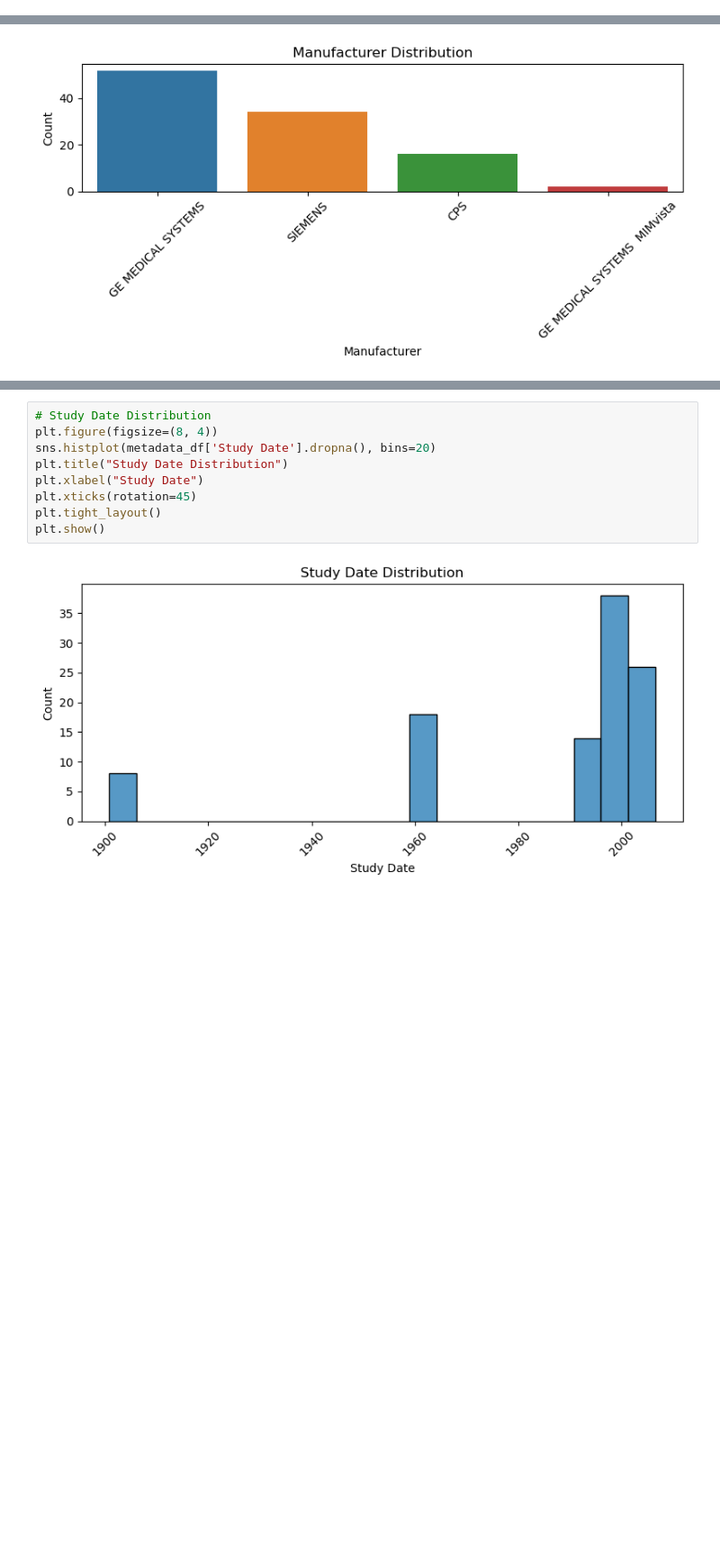
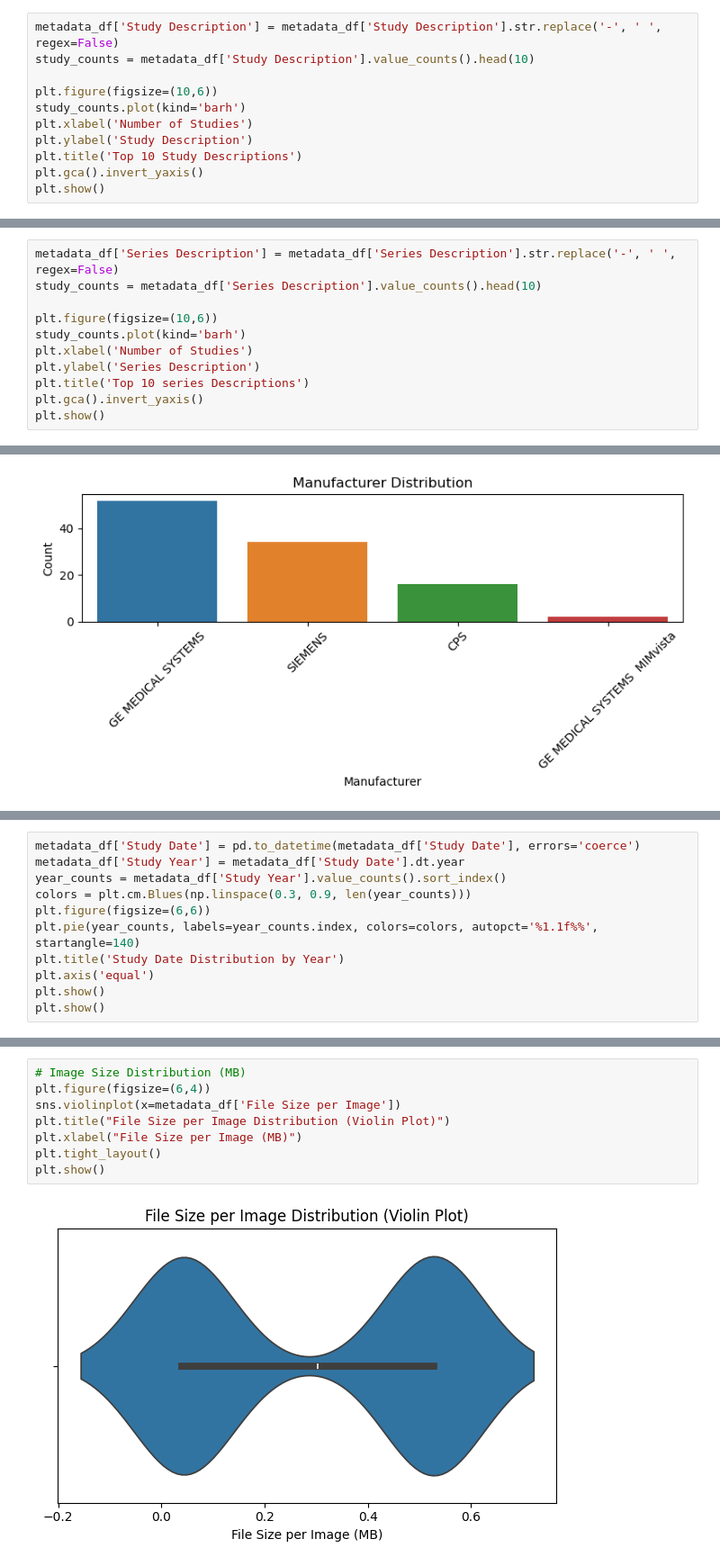
Before and after one commit to YUNRU1/capstone, a Jupyter notebook: eda/metadata_EDA.ipynb, the cells around one changed output, grey strips where cells are left out. Shown at 90% size. Saved outputs shown, nothing was run; the diff lists cells and outputs as text; blank space fills up the shorter version.

```diff
--- a/eda/metadata_EDA.ipynb
+++ b/eda/metadata_EDA.ipynb
@@ -12,0 +52,11 @@ metadata_df = pd.read_csv(file_path)
+# %%
+metadata_df['Study Description'] = metadata_df['Study Description'].str.replace('-', ' ', regex=False)
+study_counts = metadata_df['Study Description'].value_counts().head(10)
+
+plt.figure(figsize=(10,6))
+study_counts.plot(kind='barh')
+plt.xlabel('Number of Studies')
+plt.ylabel('Study Description')
+plt.title('Top 10 Study Descriptions')
+plt.gca().invert_yaxis()
+plt.show()
@@ -12,0 +80,11 @@ metadata_df = pd.read_csv(file_path)
+# %%
+metadata_df['Series Description'] = metadata_df['Series Description'].str.replace('-', ' ', regex=False)
+study_counts = metadata_df['Series Description'].value_counts().head(10)
+
+plt.figure(figsize=(10,6))
+study_counts.plot(kind='barh')
+plt.xlabel('Number of Studies')
+plt.ylabel('Series Description')
+plt.title('Top 10 series Descriptions')
+plt.gca().invert_yaxis()
+plt.show()
@@ -54,3 +179,14 @@ plt.tight_layout()
 plt.show()
 # %% [output]
 [figure]
+# %%
+metadata_df['Study Date'] = pd.to_datetime(metadata_df['Study Date'], errors='coerce')
+metadata_df['Study Year'] = metadata_df['Study Date'].dt.year
+year_counts = metadata_df['Study Year'].value_counts().sort_index()
+colors = plt.cm.Blues(np.linspace(0.3, 0.9, len(year_counts)))
+plt.figure(figsize=(6,6))
+plt.pie(year_counts, labels=year_counts.index, colors=colors, autopct='%1.1f%%', startangle=140)
+plt.title('Study Date Distribution by Year')
+plt.axis('equal')
+plt.show()
+plt.show()
@@ -57,11 +195,10 @@ plt.show()
 # %%
-# Study Date Distribution
-plt.figure(figsize=(8, 4))
-sns.histplot(metadata_df['Study Date'].dropna(), bins=20)
-plt.title("Study Date Distribution")
-plt.xlabel("Study Date")
-plt.xticks(rotation=45)
+# Image Size Distribution (MB)
+plt.figure(figsize=(6,4))
+sns.violinplot(x=metadata_df['File Size per Image'])
+plt.title("File Size per Image Distribution (Violin Plot)")
+plt.xlabel("File Size per Image (MB)")
 plt.tight_layout()
 plt.show()
 # %% [output]
-[figure, old version]
+[figure, new version]
```
Also changed, not shown: parts of 17 cells of this notebook.
